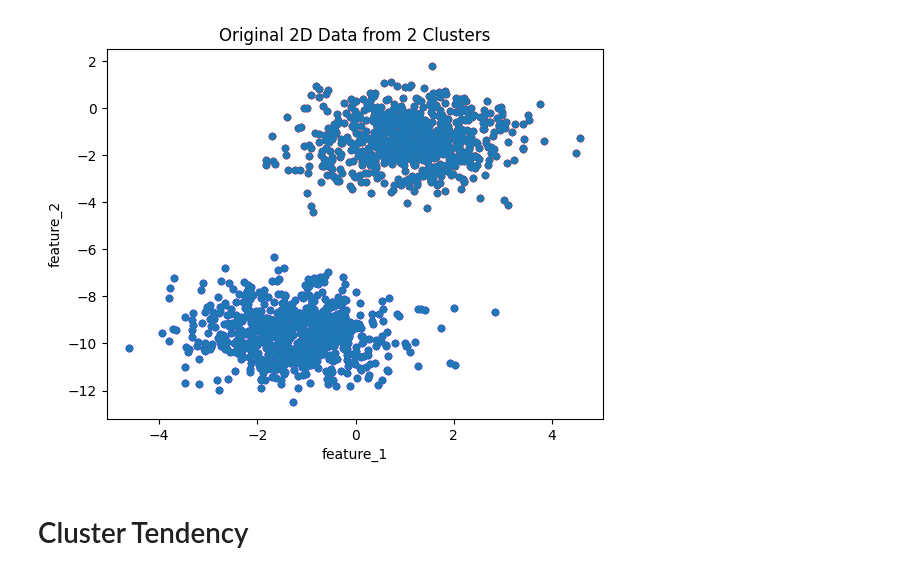
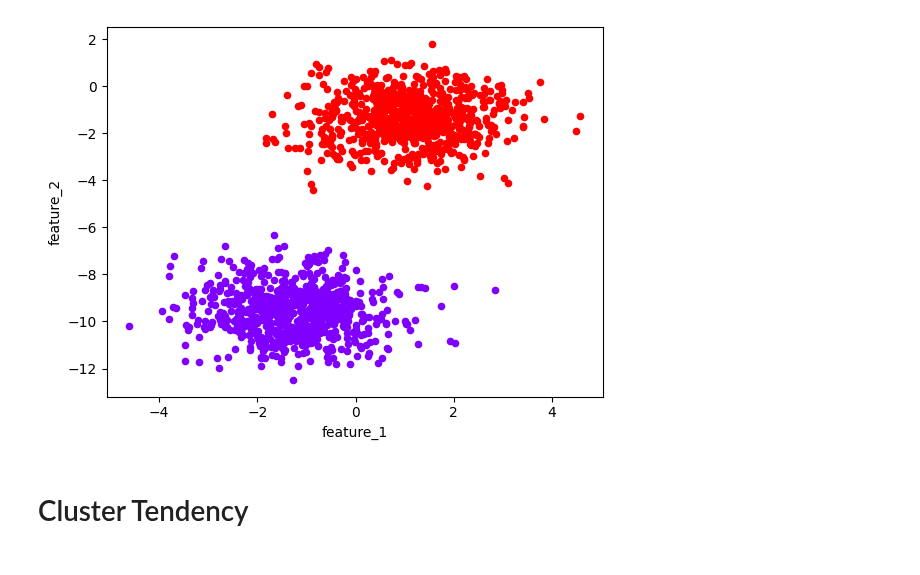
Before and after one commit to kiat/Elements-of-Data-Analytics, a Jupyter notebook: Code-Example-083-Cluster-Tendency.ipynb, the cells around one changed output. Drawn from its saved outputs; the diff is of its cells as text; code cells hidden in the pictures.

Commit message:
Cluster Tendency

```diff
--- a/Code-Example-083-Cluster-Tendency.ipynb
+++ b/Code-Example-083-Cluster-Tendency.ipynb
@@ -51,30 +51,24 @@ blobs_X2, blobs_y2 = make_blobs(n_samples=n_samples, # the number of total sampl
 
 random_X, random_y = np.random.rand(n_samples, 2), np.ones(n_samples)
 # %%
-def visualize(X, y):
-
-    # scatter plot, data points annotated by different colors
-    df = pd.DataFrame(dict(feature_1=X[:,0], feature_2=X[:,1], label=y))
-
-    cluster_name = set(y)
+def visualize(X, labels):
+    df = pd.DataFrame(dict(feature_1=X[:,0], feature_2=X[:,1], label=labels))
+    cluster_name = set(labels)
     colors = dict(zip(cluster_name, cm.rainbow(np.linspace(0, 1, len(cluster_name)))))
-
     fig, ax = pyplot.subplots()
 
     grouped = df.groupby('label')
 
+
     for key, group in grouped:
         group.plot(ax=ax, kind='scatter', x='feature_1', y='feature_2', color=colors[key].reshape(1,-1))
-        group.plot(ax=ax, kind='scatter', x='feature_1', y='feature_2', color=colors[key].reshape(1,-1))
-        group.plot(ax=ax, kind='scatter', x='feature_1', y='feature_2')
 
-    pyplot.title('Original 2D Data from {} Clusters'.format(n_components))
     pyplot.show()
 
 # Visualize the first dataset.
 visualize(blobs_X1, blobs_y1)
 # %% [output]
-[figure, old version]
+[figure, new version]
 # %% [markdown]
 # Cluster Tendency
 # %%
```
Also changed, not shown: parts of 4 cells of this notebook.
